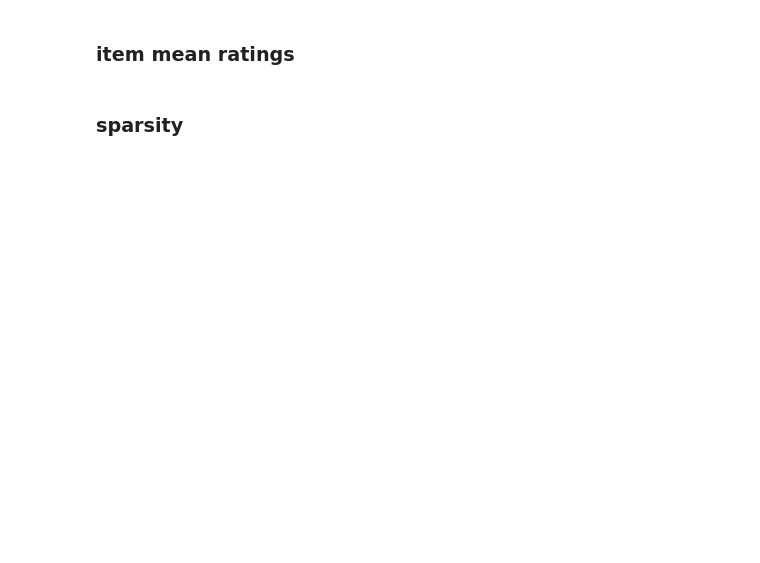
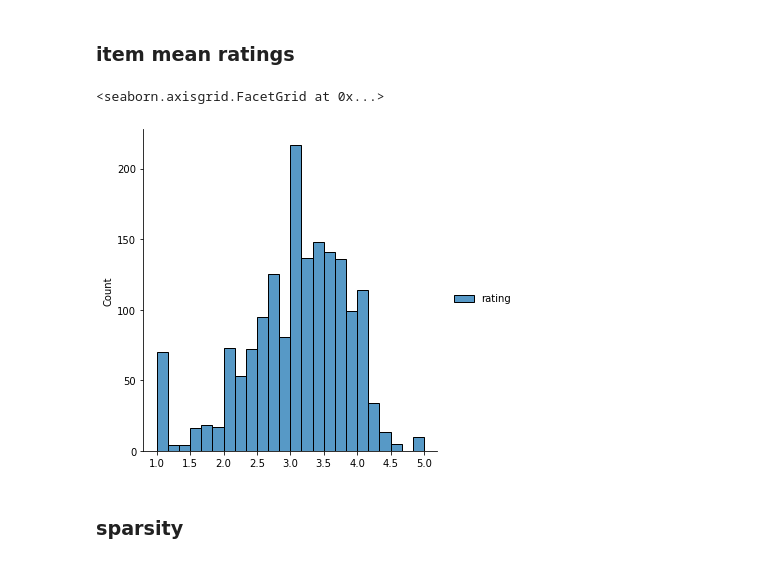
Before and after one commit to mkurovski/recsys_training, a Jupyter notebook: notebooks/solutions/1_s_explore_movielens.ipynb, the cells around one changed output. Drawn from its saved outputs; the diff is of its cells as text; code cells hidden in the pictures; blank space fills up the shorter version.

```diff
--- a/notebooks/solutions/1_s_explore_movielens.ipynb
+++ b/notebooks/solutions/1_s_explore_movielens.ipynb
@@ -109,7 +177,10 @@ sns.distplot(user_mean_ratings)
 # %%
 item_mean_ratings = ratings[['item', 'rating']].groupby('item').mean().reset_index(drop=True)
 # %%
-sns.distplot(item_mean_ratings)
+sns.displot(item_mean_ratings)
+# %% [output]
+<seaborn.axisgrid.FacetGrid at 0x...>
+[figure, added]
 # %% [markdown]
 ### sparsity
 # %%
```
Also changed, not shown: parts of 23 cells of this notebook, 19 other files.
